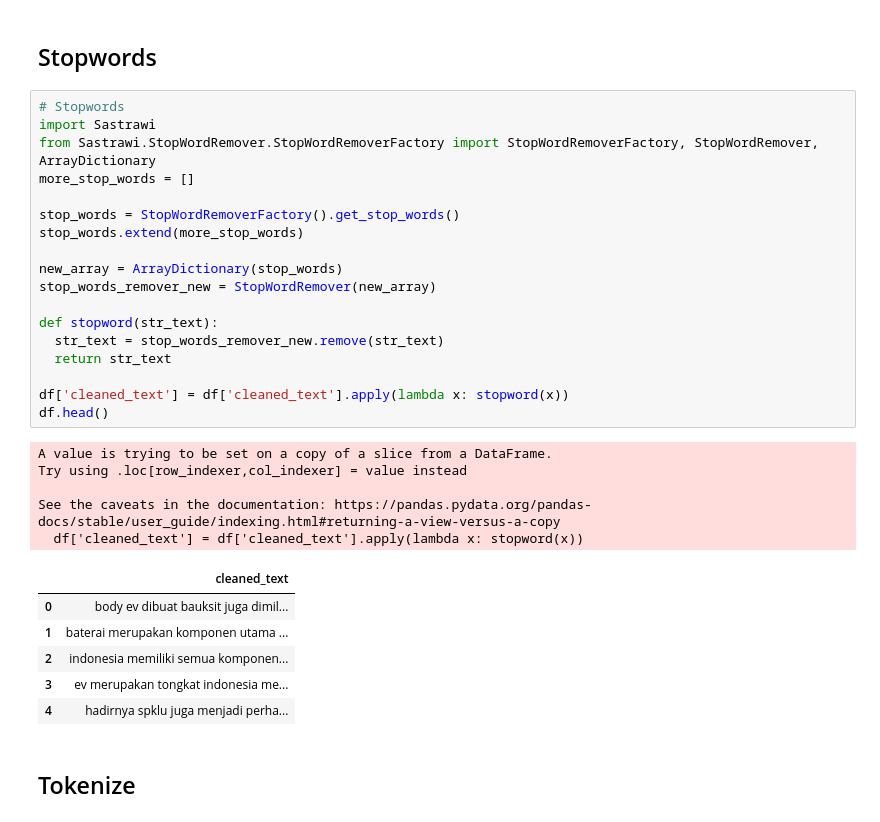
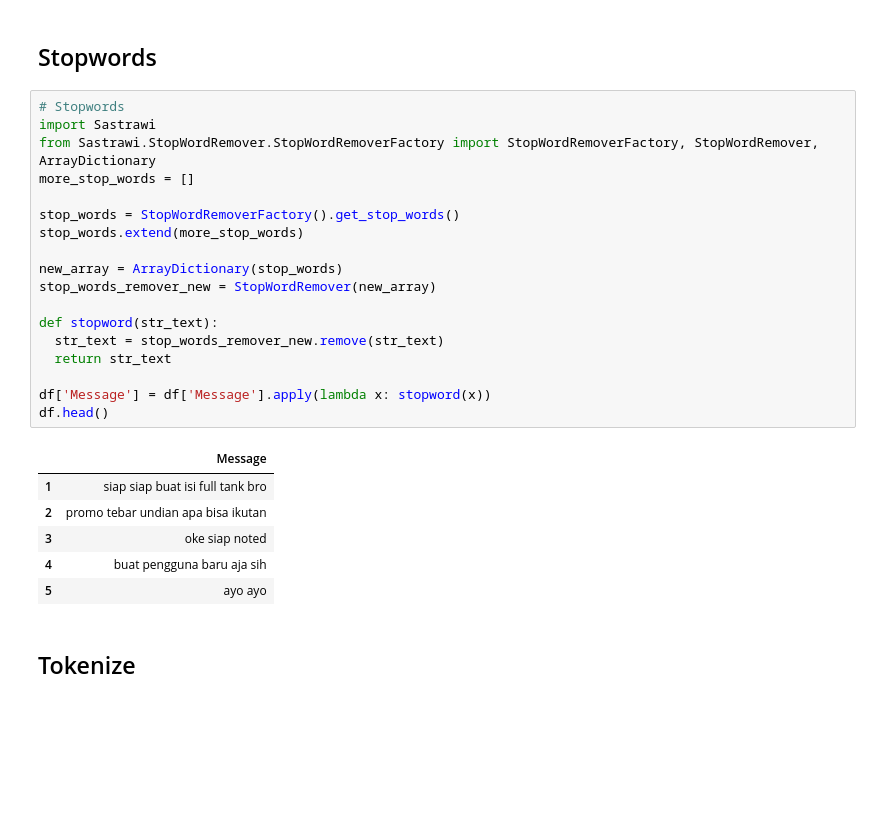
Before and after one commit to MuhammadAuliaa/AnalisisSentimen_90acc, a Jupyter notebook: 2_PreprocessingData.ipynb, the cells around one changed output. Saved outputs shown, nothing was run; the diff lists cells and outputs as text; blank space fills up the shorter version.

```diff
--- a/2_PreprocessingData.ipynb
+++ b/2_PreprocessingData.ipynb
@@ -103,33 +98,28 @@ See the caveats in the documentation: https://pandas.pydata.org/pandas-docs/stab
 # %%
 # Stopwords
 import Sastrawi
 from Sastrawi.StopWordRemover.StopWordRemoverFactory import StopWordRemoverFactory, StopWordRemover, ArrayDictionary
 more_stop_words = []
 
 stop_words = StopWordRemoverFactory().get_stop_words()
 stop_words.extend(more_stop_words)
 
 new_array = ArrayDictionary(stop_words)
 stop_words_remover_new = StopWordRemover(new_array)
 
 def stopword(str_text):
   str_text = stop_words_remover_new.remove(str_text)
   return str_text
 
-df['cleaned_text'] = df['cleaned_text'].apply(lambda x: stopword(x))
+df['Message'] = df['Message'].apply(lambda x: stopword(x))
 df.head()
 # %% [output]
-A value is trying to be set on a copy of a slice from a DataFrame.
-Try using .loc[row_indexer,col_indexer] = value instead
-
-See the caveats in the documentation: https://pandas.pydata.org/pandas-docs/stable/user_guide/indexing.html#returning-a-view-versus-a-copy
-  df['cleaned_text'] = df['cleaned_text'].apply(lambda x: stopword(x))
-|  | cleaned_text |
-| 0 | body ev dibuat bauksit juga dimil... |
-| 1 | baterai merupakan komponen utama ... |
-| 2 | indonesia memiliki semua komponen... |
-| 3 | ev merupakan tongkat indonesia me... |
-| 4 | hadirnya spklu juga menjadi perha... |
+|  | Message |
+| 1 | siap siap buat isi full tank bro |
+| 2 | promo tebar undian apa bisa ikutan |
+| 3 | oke siap noted |
+| 4 | buat pengguna baru aja sih |
+| 5 | ayo ayo |
 # %% [markdown]
 ## Tokenize
 # %%
```
Also changed, not shown: parts of 4 cells of this notebook, 2 other files.
